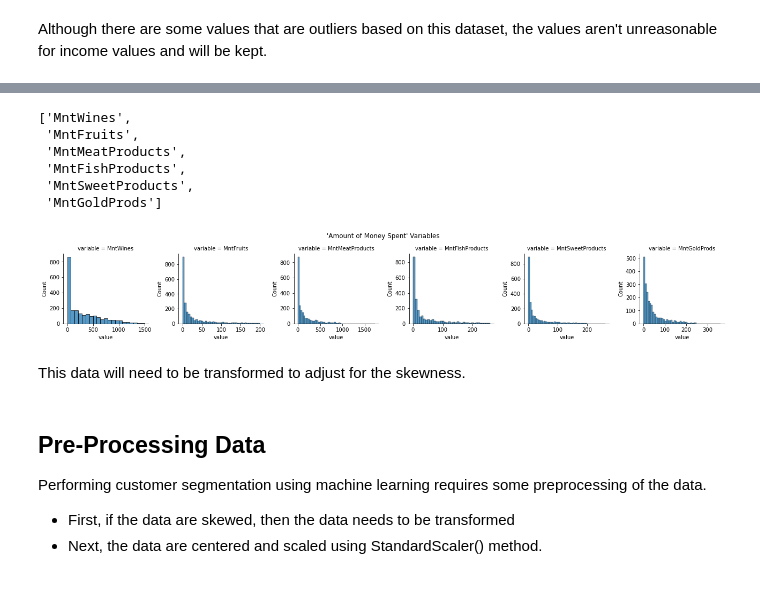
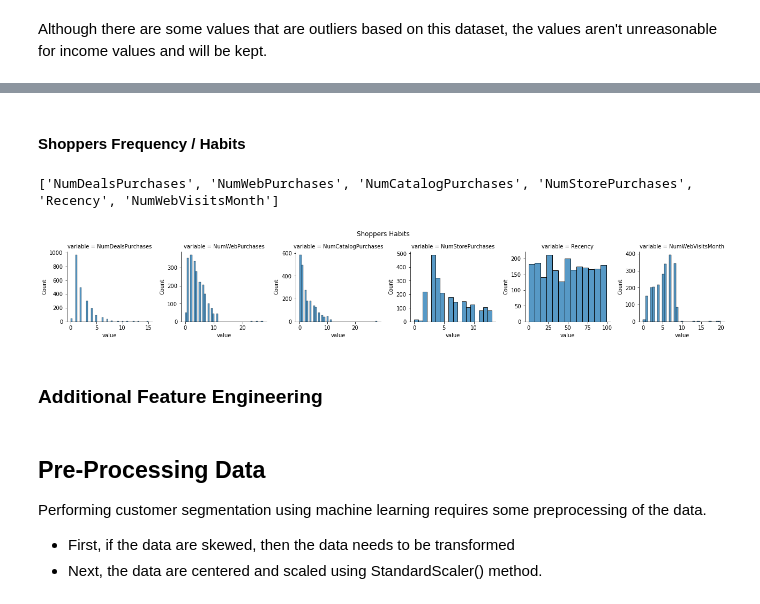
Before and after one commit to jma199/business-marketing-case-study, a Jupyter notebook: 1 eda.ipynb, the cells around one changed output, grey strips where cells are left out. Drawn from its saved outputs; the diff is of its cells as text; code cells hidden in the pictures.

```diff
--- a/1 eda.ipynb
+++ b/1 eda.ipynb
@@ -177,0 +253,3 @@ Although there are some values that are outliers based on this dataset, the valu
+# %%
+data.drop(data[data['Year_Birth'] <= 1900].index, inplace=True)
+data.head()
@@ -177,0 +264,4 @@ Although there are some values that are outliers based on this dataset, the valu
+# %%
+# calculate age of customer
+data['Age'] = 2022 - data['Year_Birth']
+data['Age'].describe()
@@ -177,0 +278,3 @@ Although there are some values that are outliers based on this dataset, the valu
+# %%
+# create dependents feature for kid and teen at home
+data['Dependents'] = data['Kidhome'] + data['Teenhome']
@@ -192,33 +302,31 @@ data.head()
+# %% [markdown]
+#### Shoppers Frequency / Habits
 # %%
-def get_mnt_cols(df):
+def get_purchases_cols(df):
     col_list = df.columns.to_list()
-    return [col for col in col_list if 'Mnt' in col]
+    return [col for col in col_list if 'Purchases' in col]
 
-mnt_cols = get_mnt_cols(data)
-mnt_cols
+col_habits = get_purchases_cols(data)
+col_habits.extend(['Recency', 'NumWebVisitsMonth'])
+print(col_habits)
 # %% [output]
-['MntWines',
- 'MntFruits',
- 'MntMeatProducts',
- 'MntFishProducts',
- 'MntSweetProducts',
- 'MntGoldProds']
+['NumDealsPurchases', 'NumWebPurchases', 'NumCatalogPurchases', 'NumStorePurchases', 'Recency', 'NumWebVisitsMonth']
 # %%
-df_mnt = data[mnt_cols]
+df_hab = data[col_habits]
 
 # plot the mnt columns using seaborn's facetgrid
 # inspired by DataCamp's Customer Segmentation Template
 graph = sns.FacetGrid(
-    df_mnt.melt(),
+    df_hab.melt(),
     col = 'variable',
     sharey = False,
     sharex = False)
 graph.map(sns.histplot, "value")
 graph.fig.subplots_adjust(top=0.8)
-graph.fig.suptitle("'Amount of Money Spent' Variables")
+graph.fig.suptitle("Shoppers Habits")
 plt.show()
 # %% [output]
-[figure, old version]
+[figure, new version]
-# %% [markdown]
-This data will need to be transformed to adjust for the skewness.
+# %% [markdown]
+### Additional Feature Engineering
 # %%
```
Also changed, not shown: parts of 30 cells of this notebook.
